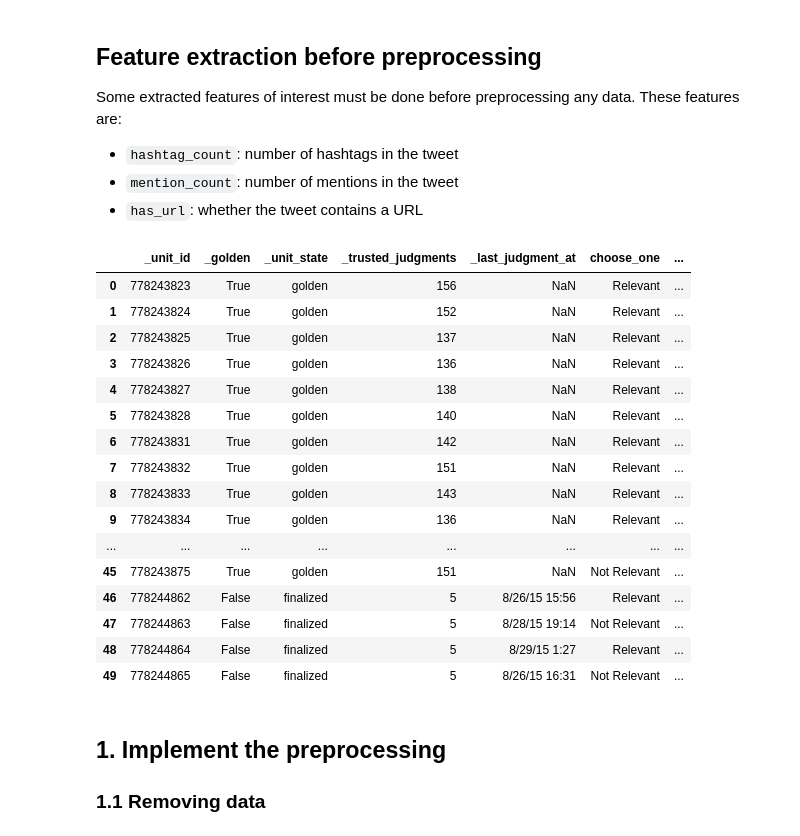
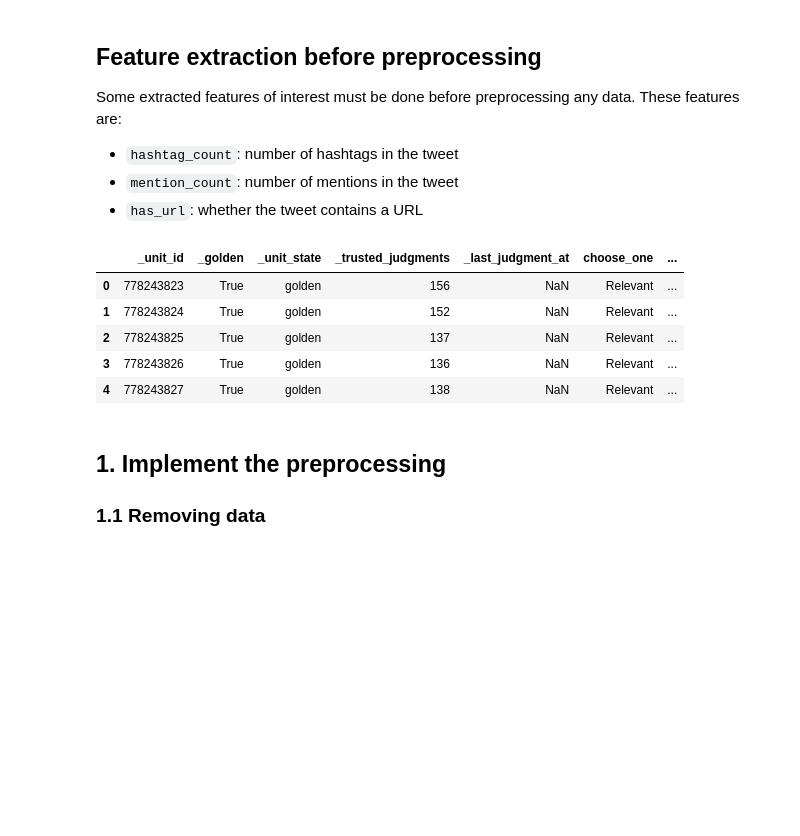
Before and after one commit to magnusrodseth/disaster-tweets, a Jupyter notebook: magnus/notebook.ipynb, the cells around one changed output. Drawn from its saved outputs; the diff is of its cells as text; code cells hidden in the pictures; blank space fills up the shorter version.

```diff
--- a/magnus/notebook.ipynb
+++ b/magnus/notebook.ipynb
@@ -18,34 +18,23 @@ Some extracted features of interest must be done before preprocessing any data.
 # %%
 # Extract the number of hashtags
 df['hashtag_count'] = df['text'].apply(lambda x: len([c for c in str(x) if c == '#']))
 
 # Extract the number of mentions
 df['mention_count'] = df['text'].apply(lambda x: len([c for c in str(x) if c == '@']))
 
 # Extract the `has_url` feature
 df['has_url'] = df['text'].apply(lambda x: 1 if 'http' in str(x) else 0)
 
 # Write the updated dataframe to a CSV file
 df.to_csv('./results/00-with-extracted-features.csv', index=False)
-display(df.head(50))
+display(df.head())
 # %% [output]
 |  | _unit_id | _golden | _unit_state | _trusted_judgments | _last_judgment_at | choose_one | ... |
 | 0 | 778243823 | True | golden | 156 | NaN | Relevant | ... |
 | 1 | 778243824 | True | golden | 152 | NaN | Relevant | ... |
 | 2 | 778243825 | True | golden | 137 | NaN | Relevant | ... |
 | 3 | 778243826 | True | golden | 136 | NaN | Relevant | ... |
 | 4 | 778243827 | True | golden | 138 | NaN | Relevant | ... |
-| 5 | 778243828 | True | golden | 140 | NaN | Relevant | ... |
-| 6 | 778243831 | True | golden | 142 | NaN | Relevant | ... |
-| 7 | 778243832 | True | golden | 151 | NaN | Relevant | ... |
-| 8 | 778243833 | True | golden | 143 | NaN | Relevant | ... |
-| 9 | 778243834 | True | golden | 136 | NaN | Relevant | ... |
-| ... | ... | ... | ... | ... | ... | ... | ... |
-| 45 | 778243875 | True | golden | 151 | NaN | Not Relevant | ... |
-| 46 | 778244862 | False | finalized | 5 | 8/26/15 15:56 | Relevant | ... |
-| 47 | 778244863 | False | finalized | 5 | 8/28/15 19:14 | Not Relevant | ... |
-| 48 | 778244864 | False | finalized | 5 | 8/29/15 1:27 | Relevant | ... |
-| 49 | 778244865 | False | finalized | 5 | 8/26/15 16:31 | Not Relevant | ... |
 # %% [markdown]
 ## 1. Implement the preprocessing
 
```
Also changed, not shown: parts of 1 cell of this notebook.
